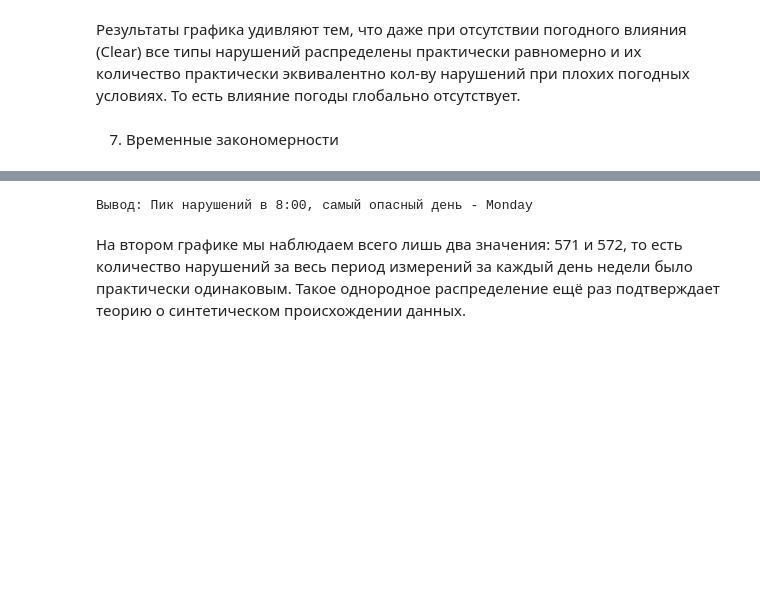
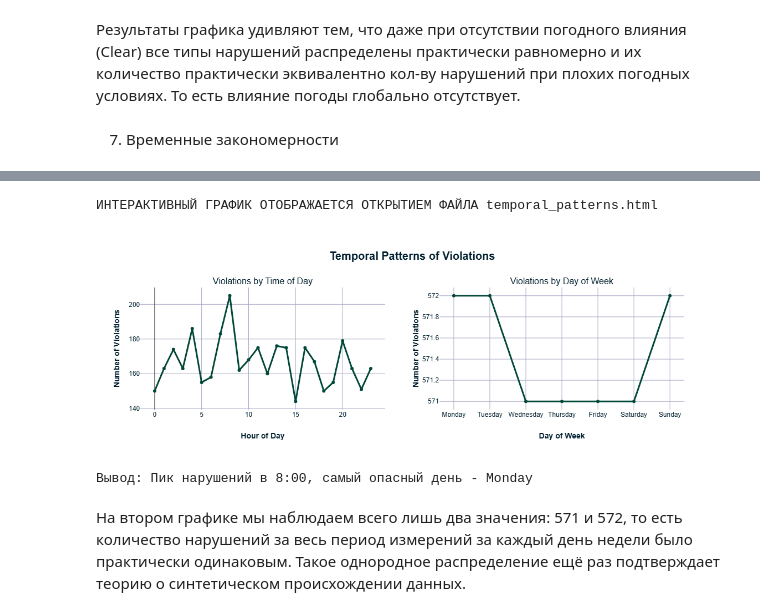
Before and after one commit to Arkotel/DE_ITMO_2025, a Jupyter notebook: notebooks/EDA.ipynb, the cells around one changed output, grey strips where cells are left out. Drawn from its saved outputs; the diff is of its cells as text; code cells hidden in the pictures; blank space fills up the shorter version.

```diff
--- a/notebooks/EDA.ipynb
+++ b/notebooks/EDA.ipynb
@@ -984,34 +994,38 @@ fig3.add_trace(
         marker=dict(size=6, color=palette_in_hex[-1]),
         name='By Day'
     ),
     row=1, col=2
 )
 
 fig3.update_layout(
     height=400,
     showlegend=False,
     font=dict(family="Arial", size=12, color=text_color),
     paper_bgcolor=bg_color,
     plot_bgcolor=bg_color,
     title_text="Temporal Patterns of Violations",
     title_x=0.5,
     title_font=dict(size=20, color=text_color)
 )
 
 fig3.update_xaxes(title_text="Hour of Day", row=1, col=1)
 fig3.update_yaxes(title_text="Number of Violations", row=1, col=1)
 fig3.update_xaxes(title_text="Day of Week", row=1, col=2)
 fig3.update_yaxes(title_text="Number of Violations", row=1, col=2)
 
 fig3.show()
+print("\nИНТЕРАКТИВНЫЙ ГРАФИК ОТОБРАЖАЕТСЯ ОТКРЫТИЕМ ФАЙЛА temporal_patterns.html")
+display(Image(filename="images/temporal_patterns_pltl.png"))
 
 print(f"\nВывод: Пик нарушений в {hourly_violations.idxmax()}:00, самый опасный день - {daily_violations.idxmax()}")
 
 plots['temporal_patterns'] = fig3
 fig3.write_html("temporal_patterns.html")
 # %% [output]
 [interactive output not drawn]
-Вывод: Пик нарушений в 8:00, самый опасный день - Monday
+ИНТЕРАКТИВНЫЙ ГРАФИК ОТОБРАЖАЕТСЯ ОТКРЫТИЕМ ФАЙЛА temporal_patterns.html
+[figure, added]
+Вывод: Пик нарушений в 8:00, самый опасный день - Monday
 # %% [markdown]
 На втором графике мы наблюдаем всего лишь два значения: 571 и 572, то есть количество нарушений за весь период измерений за каждый день недели было практически одинаковым. Такое однородное распределение ещё раз подтверждает теорию о синтетическом происхождении данных.
 # %% [markdown]
```
Also changed, not shown: parts of 3 cells of this notebook.
